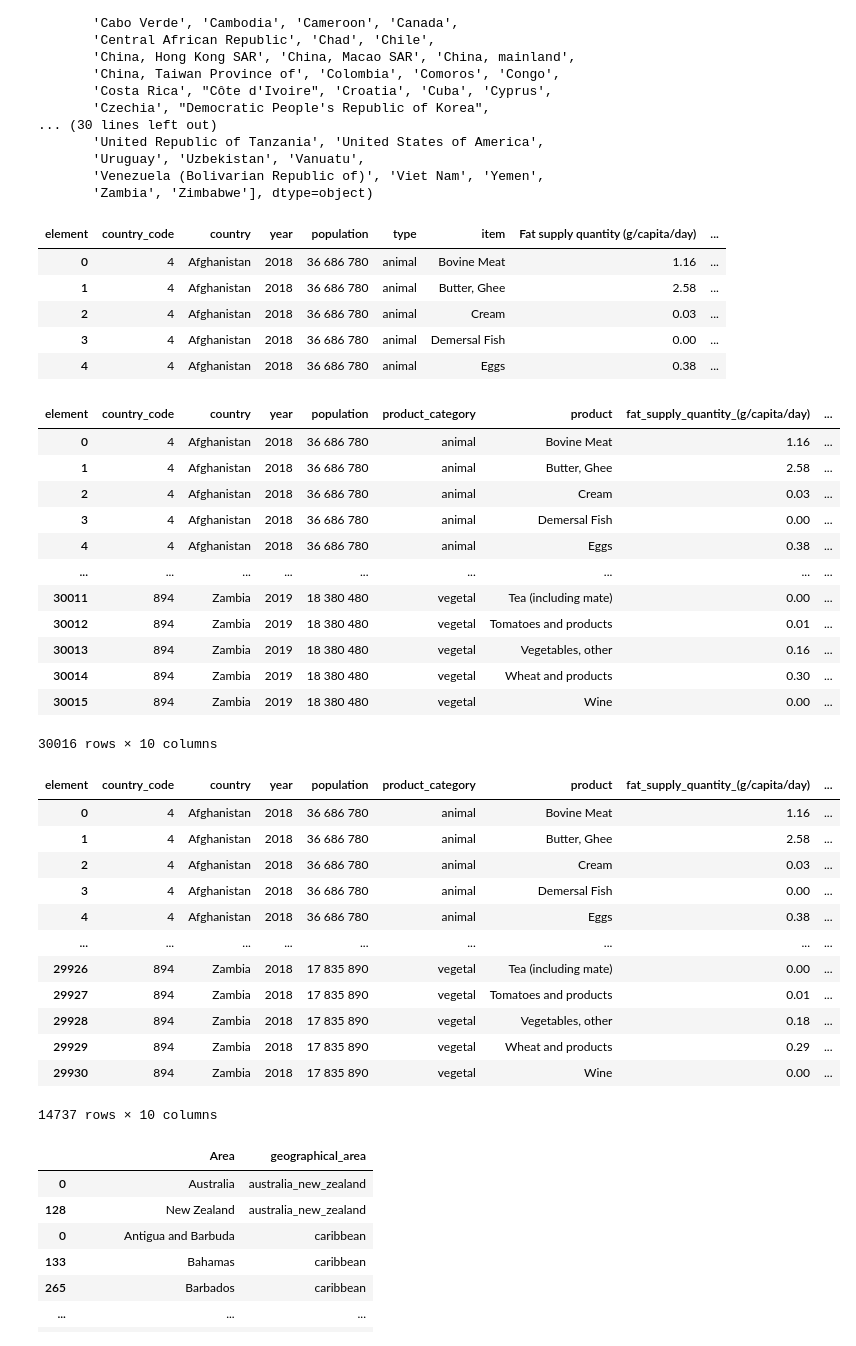
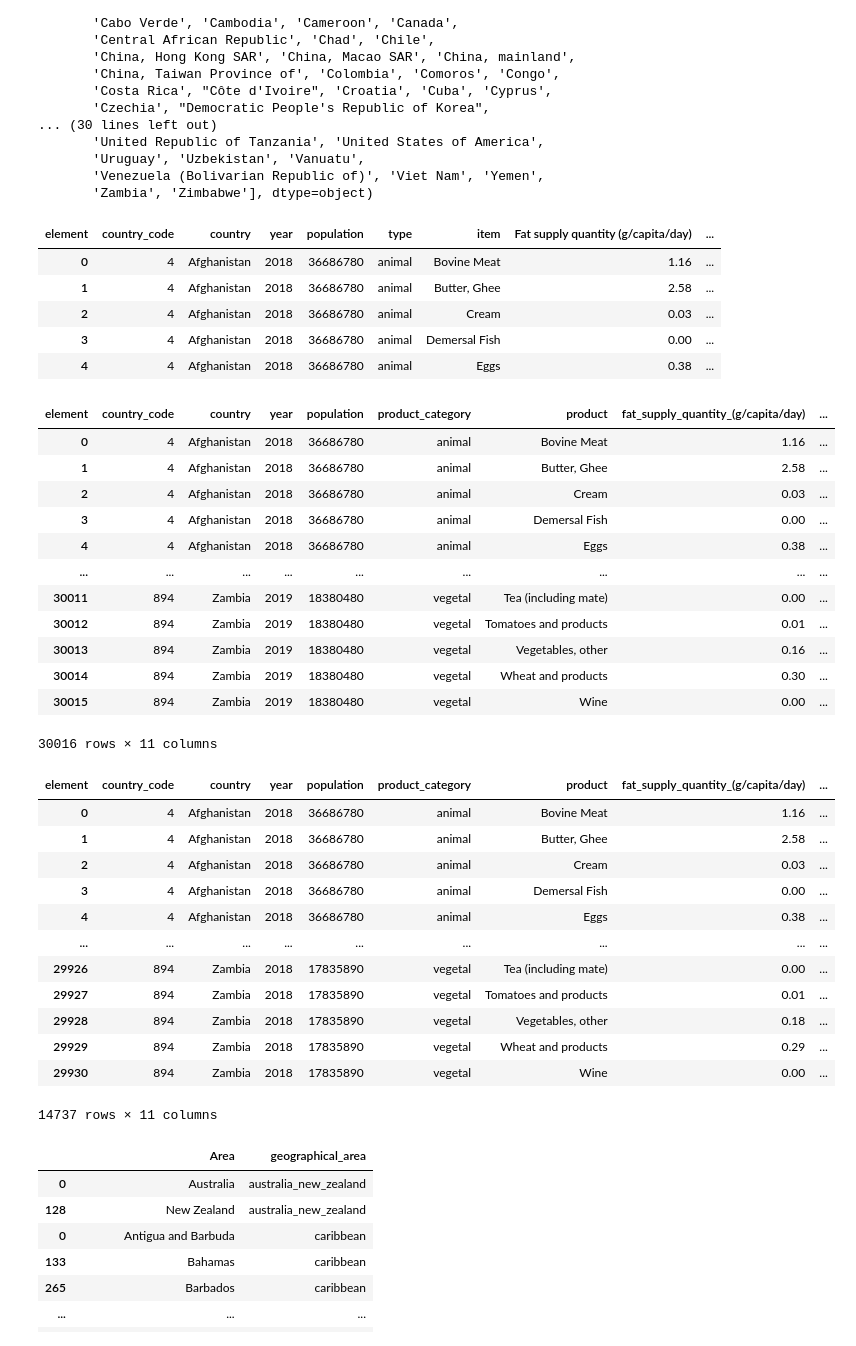
Before and after one commit to faridig/FAO_STAT, a Jupyter notebook: farid.ipynb, the cells around one changed output. Saved outputs shown, nothing was run; the diff lists cells and outputs as text; code cells hidden in the pictures.

```diff
--- a/farid.ipynb
+++ b/farid.ipynb
@@ -160,12 +160,12 @@ df.describe()
 | 75% | 642.000000 | 2019.000000 | 3.330000 | 3.154669e+04 |
 | max | 894.000000 | 2019.000000 | 1744.850000 | 1.421864e+06 |
 # %%
-df['pop_1000_hab']= df['pop_1000_hab']*1000
+df['pop_1000_hab']= (df['pop_1000_hab']*1000).astype(int)
 
-def formater_nombre(nombre):
-    return '{:,.0f}'.format(nombre).replace(',', ' ')
+# def formater_nombre(nombre):
+#     return '{:,.0f}'.format(nombre).replace(',', ' ')
 
-df['nombre_formate'] = df['pop_1000_hab'].apply(formater_nombre)
+# df['nombre_formate'] = df['pop_1000_hab'].apply(formater_nombre)
 
 
 df.head()
@@ -180,7 +180,7 @@ df.head()
 
 
 # df = df.drop('pop_1000_hab', axis=1)
-df.rename(columns={'nombre_formate':'population'}, inplace=True)
+df.rename(columns={'pop_1000_hab':'population'}, inplace=True)
 
 df.head()
 # %% [output]
@@ -219,38 +219,40 @@ df_wide = df.pivot_table(index=['country_code', 'country', 'year', 'population',
 df_wide.head()
 # %% [output]
 | element | country_code | country | year | population | type | item | Fat supply quantity (g/capita/day) | ... |
-| 0 | 4 | Afghanistan | 2018 | 36 686 780 | animal | Bovine Meat | 1.16 | ... |
-| 1 | 4 | Afghanistan | 2018 | 36 686 780 | animal | Butter, Ghee | 2.58 | ... |
-| 2 | 4 | Afghanistan | 2018 | 36 686 780 | animal | Cream | 0.03 | ... |
-| 3 | 4 | Afghanistan | 2018 | 36 686 780 | animal | Demersal Fish | 0.00 | ... |
-| 4 | 4 | Afghanistan | 2018 | 36 686 780 | animal | Eggs | 0.38 | ... |
+| 0 | 4 | Afghanistan | 2018 | 36686780 | animal | Bovine Meat | 1.16 | ... |
+| 1 | 4 | Afghanistan | 2018 | 36686780 | animal | Butter, Ghee | 2.58 | ... |
+| 2 | 4 | Afghanistan | 2018 | 36686780 | animal | Cream | 0.03 | ... |
+| 3 | 4 | Afghanistan | 2018 | 36686780 | animal | Demersal Fish | 0.00 | ... |
+| 4 | 4 | Afghanistan | 2018 | 36686780 | animal | Eggs | 0.38 | ... |
 # %%
 # 14. Faire du nettoyage dans le nom des colonnes
 # Notez bien la dimension du jeu de données. Si tout s'est bien déroulé vous devez avoir le même resultat, sinon revoyez les étapes précédentes.
 
 df_wide = df_wide.rename(columns={'item' : 'product'})
 df_wide = df_wide.rename(columns={'type' : 'product_category'})
 df_wide.columns = df_wide.columns.str.strip()
 df_wide.columns = df_wide.columns.str.lower()
 df_wide.rename(columns=lambda x: x.replace(' ','_'), inplace=True)
-df_wide.rename(columns={'food_supply_quantity_(kg/capita/yr)' : 'food_supply_quantity_(g/capita/day)'}, inplace= True)
 
 
-df_wide['food_supply_quantity_(g/capita/day)'] = df_wide['food_supply_quantity_(g/capita/day)']*1000
 
-df_wide['food_supply_quantity_(g/capita/day)'] = df_wide['food_supply_quantity_(g/capita/day)']/365
+df_wide['food_supply_quantity_(g/capita/day)'] = ((df_wide['food_supply_quantity_(kg/capita/yr)']*1000)/365).round(2)
+
+
+
+
 df_wide
 # %% [output]
 | element | country_code | country | year | population | product_category | product | fat_supply_quantity_(g/capita/day) | ... |
-| 0 | 4 | Afghanistan | 2018 | 36 686 780 | animal | Bovine Meat | 1.16 | ... |
-| 1 | 4 | Afghanistan | 2018 | 36 686 780 | animal | Butter, Ghee | 2.58 | ... |
-| 2 | 4 | Afghanistan | 2018 | 36 686 780 | animal | Cream | 0.03 | ... |
-| 3 | 4 | Afghanistan | 2018 | 36 686 780 | animal | Demersal Fish | 0.00 | ... |
-| 4 | 4 | Afghanistan | 2018 | 36 686 780 | animal | Eggs | 0.38 | ... |
+| 0 | 4 | Afghanistan | 2018 | 36686780 | animal | Bovine Meat | 1.16 | ... |
+| 1 | 4 | Afghanistan | 2018 | 36686780 | animal | Butter, Ghee | 2.58 | ... |
+| 2 | 4 | Afghanistan | 2018 | 36686780 | animal | Cream | 0.03 | ... |
+| 3 | 4 | Afghanistan | 2018 | 36686780 | animal | Demersal Fish | 0.00 | ... |
+| 4 | 4 | Afghanistan | 2018 | 36686780 | animal | Eggs | 0.38 | ... |
 | ... | ... | ... | ... | ... | ... | ... | ... | ... |
-| 30011 | 894 | Zambia | 2019 | 18 380 480 | vegetal | Tea (including mate) | 0.00 | ... |
-| 30012 | 894 | Zambia | 2019 | 18 380 480 | vegetal | Tomatoes and products | 0.01 | ... |
-| 30013 | 894 | Zambia | 2019 | 18 380 480 | vegetal | Vegetables, other | 0.16 | ... |
-| 30014 | 894 | Zambia | 2019 | 18 380 480 | vegetal | Wheat and products | 0.30 | ... |
-| 30015 | 894 | Zambia | 2019 | 18 380 480 | vegetal | Wine | 0.00 | ... |
+| 30011 | 894 | Zambia | 2019 | 18380480 | vegetal | Tea (including mate) | 0.00 | ... |
+| 30012 | 894 | Zambia | 2019 | 18380480 | vegetal | Tomatoes and products | 0.01 | ... |
+| 30013 | 894 | Zambia | 2019 | 18380480 | vegetal | Vegetables, other | 0.16 | ... |
+| 30014 | 894 | Zambia | 2019 | 18380480 | vegetal | Wheat and products | 0.30 | ... |
+| 30015 | 894 | Zambia | 2019 | 18380480 | vegetal | Wine | 0.00 | ... |
-30016 rows × 10 columns
+30016 rows × 11 columns
@@ -261,18 +261,18 @@ df_wide
 df_wide[df_wide['year'] == 2018]
 # %% [output]
 | element | country_code | country | year | population | product_category | product | fat_supply_quantity_(g/capita/day) | ... |
-| 0 | 4 | Afghanistan | 2018 | 36 686 780 | animal | Bovine Meat | 1.16 | ... |
-| 1 | 4 | Afghanistan | 2018 | 36 686 780 | animal | Butter, Ghee | 2.58 | ... |
-| 2 | 4 | Afghanistan | 2018 | 36 686 780 | animal | Cream | 0.03 | ... |
-| 3 | 4 | Afghanistan | 2018 | 36 686 780 | animal | Demersal Fish | 0.00 | ... |
-| 4 | 4 | Afghanistan | 2018 | 36 686 780 | animal | Eggs | 0.38 | ... |
+| 0 | 4 | Afghanistan | 2018 | 36686780 | animal | Bovine Meat | 1.16 | ... |
+| 1 | 4 | Afghanistan | 2018 | 36686780 | animal | Butter, Ghee | 2.58 | ... |
+| 2 | 4 | Afghanistan | 2018 | 36686780 | animal | Cream | 0.03 | ... |
+| 3 | 4 | Afghanistan | 2018 | 36686780 | animal | Demersal Fish | 0.00 | ... |
+| 4 | 4 | Afghanistan | 2018 | 36686780 | animal | Eggs | 0.38 | ... |
 | ... | ... | ... | ... | ... | ... | ... | ... | ... |
-| 29926 | 894 | Zambia | 2018 | 17 835 890 | vegetal | Tea (including mate) | 0.00 | ... |
-| 29927 | 894 | Zambia | 2018 | 17 835 890 | vegetal | Tomatoes and products | 0.01 | ... |
-| 29928 | 894 | Zambia | 2018 | 17 835 890 | vegetal | Vegetables, other | 0.18 | ... |
-| 29929 | 894 | Zambia | 2018 | 17 835 890 | vegetal | Wheat and products | 0.29 | ... |
-| 29930 | 894 | Zambia | 2018 | 17 835 890 | vegetal | Wine | 0.00 | ... |
+| 29926 | 894 | Zambia | 2018 | 17835890 | vegetal | Tea (including mate) | 0.00 | ... |
+| 29927 | 894 | Zambia | 2018 | 17835890 | vegetal | Tomatoes and products | 0.01 | ... |
+| 29928 | 894 | Zambia | 2018 | 17835890 | vegetal | Vegetables, other | 0.18 | ... |
+| 29929 | 894 | Zambia | 2018 | 17835890 | vegetal | Wheat and products | 0.29 | ... |
+| 29930 | 894 | Zambia | 2018 | 17835890 | vegetal | Wine | 0.00 | ... |
-14737 rows × 10 columns
+14737 rows × 11 columns
 # %%
 # 16. Nous allons ajouter une nouvelle colonne à notre jeu de données : la zone géographique.
 # Pour cela rendez-vous sur le site de la FAO, votre objectif est de télécharger des nouveaux datasets pour ajouter les zones suivantes à votre jeu de données : 'eastern_africa', 'middle_africa', 'northern_africa', 'southern_africa', 'western_africa', 'northern_america', 'central_america', 'caribbean', 'south_america', 'central_asia', 'eastern_asia', 'southern_asia', 'south_eastern_asia', 'western_asia', 'eastern_europe', 'northern_europe', 'southern_europe', 'western_europe', 'australia_new_zealand', 'melanesia', 'micronesia', 'polynesia'
```
Also changed, not shown: parts of 11 cells of this notebook.
